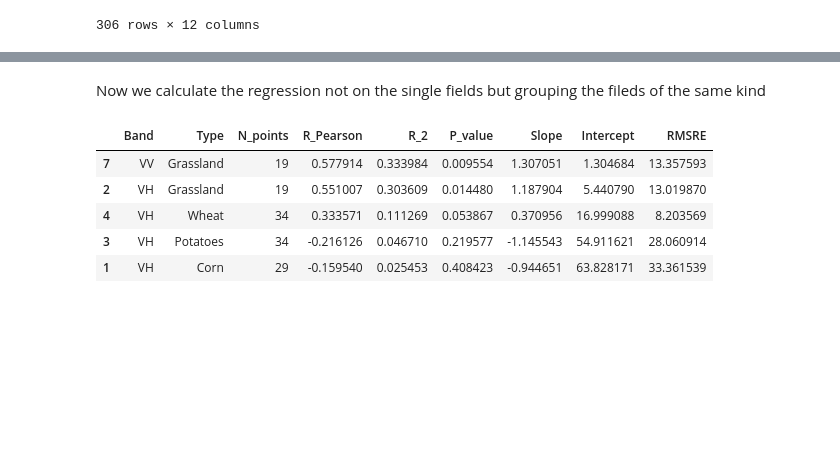
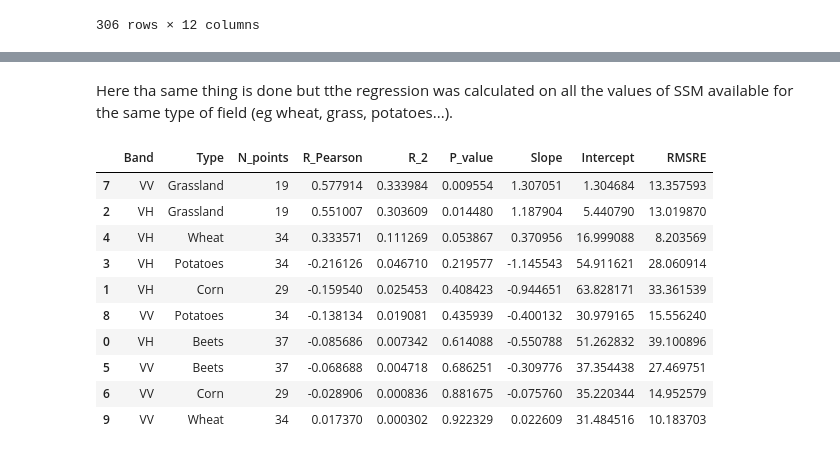
Before and after one commit to cFr4nk/Tesi_SAR_Analysis, a Jupyter notebook: Moisture.ipynb, the cells around one changed output, grey strips where cells are left out. Saved outputs shown, nothing was run; the diff lists cells and outputs as text; code cells hidden in the pictures; blank space fills up the shorter version.

Commit message:
tried some interpolations and linear regressions

```diff
--- a/Moisture.ipynb
+++ b/Moisture.ipynb
@@ -82,12 +92,3 @@ sigma_TM = pd.merge(
     on=['Code', 'Date'],
     how='right'
 )
-sigma_TM = sigma_TM[sigma_TM['Date'] >= moisture['Date'].iloc[0]]
-sigma_TM.dropna(subset='Moist_situ' ,inplace=True)
-sigma_TM['diff_mean'] = -sigma_TM.groupby(['Code', 'Band'])['mean'].diff(periods=-1)
-sigma_TM['diff_lin'] = 10 ** (sigma_TM['diff_mean']/10)
-sigma_TM.insert(len(sigma_TM.columns)-1, 'Moist_situ', sigma_TM.pop('Moist_situ'))
-
-
-sigma_TM = sigma_TM.sort_values(by=['Code', 'Band', 'Date']).reset_index(drop=True)
-display(sigma_TM[sigma_TM['Code'] == 1698168])
@@ -189,9 +204,9 @@ for (codice, banda, name,typ), gruppo in sigma_TM.groupby(['Code', 'Band', 'Name
             'Name': name,
             'Band': banda,
             'Type': typ,
-            'N_punti': len(moist_situ),
+            'N_points': len(moist_situ),
             'R_Pearson': r_value,
-            'R_quadrato': r_value ** 2,
+            'R_2': r_value ** 2,
             'P_value': p_value,
             'Slope': slope,
             'Intercept': intercept,
@@ -199,6 +214,11 @@ for (codice, banda, name,typ), gruppo in sigma_TM.groupby(['Code', 'Band', 'Name
         })
 
 df_statistiche = pd.DataFrame(results_regression)
-df_statistiche.sort_values('R_quadrato', ascending=False, inplace=True)
+df_statistiche.sort_values('R_2', ascending=False, inplace=True)
 display(df_statistiche.head())
+
+filename = "moisture_reg_xfield.csv"
+output_path = output_folder / 'csv' / filename
+
+df_statistiche.to_csv(output_path ,index=False, sep=';', decimal='.')
 # %% [output]
@@ -217,7 +239,6 @@ from matplotlib.backends.backend_pdf import PdfPages
 
 results_regression_f = []
 
-output_folder = Path('/home/frank/Desktop/f.chiapperino_local/VALENCIA/SCUOLA/App/Documents')
 output_folder.mkdir(parents=True, exist_ok=True)
 
 pdf_filename = output_folder / 'Regression_Moisture_xField.pdf'
@@ -263,19 +284,19 @@ with PdfPages(pdf_filename) as pdf:
 
                 residui = y_puliti - x_puliti
 
-                rmsre = np.sqrt(np.mean(residui ** 2))
+                rmsre_f = np.sqrt(np.mean(residui ** 2))
 
                 results_regression_f.append({
                     'Code': codice,
                     'Band': banda,
                     'Type': tipo,
-                    'N_punti': len(x_puliti),
+                    'N_points': len(x_puliti),
                     'R_Pearson': r_f,
-                    'R_quadrato': r2_pulito,
+                    'R_2': r2_pulito,
                     'P_value': p_f,
                     'Slope': slope_f,
                     'Intercept': intercept_f,
-                    'RMSRE': rmsre
+                    'RMSRE': rmsre_f
                 })
 
                 # =================================================================
@@ -296,7 +317,7 @@ with PdfPages(pdf_filename) as pdf:
                 y_linea = slope_f * x_linea + intercept_f
 
                 sns.lineplot(x=x_linea, y=y_linea, color="#ca4828",
-                             label=f'Cleaned Fit\n$R^2$ w/out outlier = {r2_pulito:.3f}', alpha=0.8, ax=ax1)
+                             label=f'Cleaned Fit\n$R^2$ without outlier = {r2_pulito:.3f}', alpha=0.8, ax=ax1)
 
                 ax1.fill_between(x_linea,
                                  y_linea - std_err,
@@ -308,7 +329,7 @@ with PdfPages(pdf_filename) as pdf:
                 ax1.plot(limiti, limiti, color='gray', linestyle=':', alpha=0.5, label='Ideal 1:1')
 
                 # Formattazione pannello 1
-                ax1.set_title(f"{codice} - {banda} - {tipo}\n($R^2$ raw: {row['R_quadrato']:.3f})",
+                ax1.set_title(f"{codice} - {banda} - {tipo}\n($R^2$ raw: {row['R_2']:.3f})",
                               fontsize=11, fontweight='bold')
                 ax1.set_xlabel("SSM In Situ ($m^3/m^3$)", fontsize=10)
                 ax1.set_ylabel("SSM Retr ($m^3/m^3$)", fontsize=10)
@@ -351,11 +399,9 @@ with PdfPages(pdf_filename) as pdf:
 # %% [markdown]
-Now we calculate the regression not on the single fields but grouping the fileds of the same kind
+Here tha same thing is done but tthe regression was calculated on all the values of SSM available for the same type of field (eg wheat, grass, potatoes...).
 # %%
-from scipy import stats
-
 results_regression_group = []
 
-for ( banda,typ ), gruppo in sigma_TM.groupby(['Band', 'Type']):
+for ( banda, typ ), gruppo in sigma_TM.groupby(['Band', 'Type']):
 
     moist_situ = gruppo['Moist_situ'].values
     SSM_ret = gruppo['SSM_retrieved'].values
@@ -363,34 +409,44 @@ for ( banda,typ ), gruppo in sigma_TM.groupby(['Band', 'Type']):
     if len(moist_situ) > 2:
 
         slope, intercept, r_value, p_value, std_err = stats.linregress(moist_situ, SSM_ret)
         y_pred = slope * moist_situ + intercept
 
         residui = SSM_ret - y_pred
 
         rmsre = np.sqrt(np.mean(residui ** 2))
 
         results_regression_group.append({
             'Band': banda,
             'Type': typ,
             'N_points': len(moist_situ),
             'R_Pearson': r_value,
             'R_2': r_value ** 2,
             'P_value': p_value,
             'Slope': slope,
             'Intercept': intercept,
             'RMSRE': rmsre
         })
 
 results_regression_group = pd.DataFrame(results_regression_group)
 results_regression_group.sort_values('R_2', ascending=False, inplace=True)
-display(results_regression_group.head())
+display(results_regression_group)
+
+filename = "moisture_reg_group.csv"
+output_path = output_folder / 'csv' / filename
+
+results_regression_group.to_csv(output_path ,index=False, sep=';', decimal='.')
 # %% [output]
 |  | Band | Type | N_points | R_Pearson | R_2 | P_value | Slope | Intercept | RMSRE |
 | 7 | VV | Grassland | 19 | 0.577914 | 0.333984 | 0.009554 | 1.307051 | 1.304684 | 13.357593 |
 | 2 | VH | Grassland | 19 | 0.551007 | 0.303609 | 0.014480 | 1.187904 | 5.440790 | 13.019870 |
 | 4 | VH | Wheat | 34 | 0.333571 | 0.111269 | 0.053867 | 0.370956 | 16.999088 | 8.203569 |
 | 3 | VH | Potatoes | 34 | -0.216126 | 0.046710 | 0.219577 | -1.145543 | 54.911621 | 28.060914 |
 | 1 | VH | Corn | 29 | -0.159540 | 0.025453 | 0.408423 | -0.944651 | 63.828171 | 33.361539 |
+| 8 | VV | Potatoes | 34 | -0.138134 | 0.019081 | 0.435939 | -0.400132 | 30.979165 | 15.556240 |
+| 0 | VH | Beets | 37 | -0.085686 | 0.007342 | 0.614088 | -0.550788 | 51.262832 | 39.100896 |
+| 5 | VV | Beets | 37 | -0.068688 | 0.004718 | 0.686251 | -0.309776 | 37.354438 | 27.469751 |
+| 6 | VV | Corn | 29 | -0.028906 | 0.000836 | 0.881675 | -0.075760 | 35.220344 | 14.952579 |
+| 9 | VV | Wheat | 34 | 0.017370 | 0.000302 | 0.922329 | 0.022609 | 31.484516 | 10.183703 |
 # %%
 results_regression_group_f = []
 
```
Also changed, not shown: parts of 17 cells of this notebook, 2 other files.
